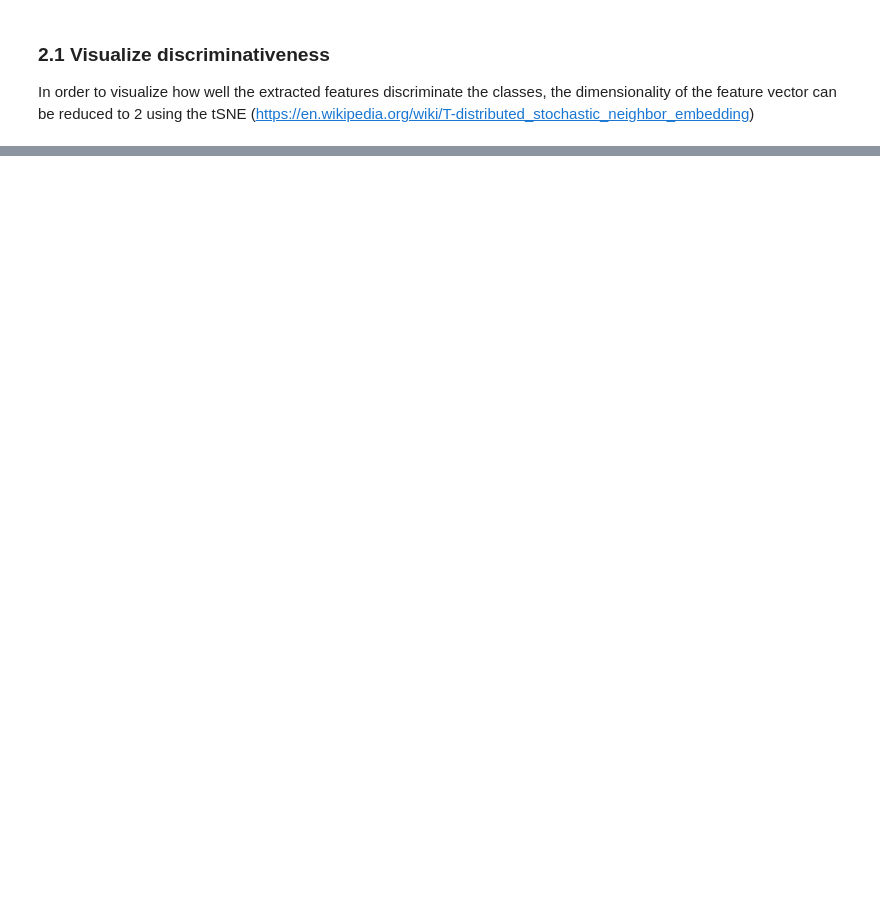
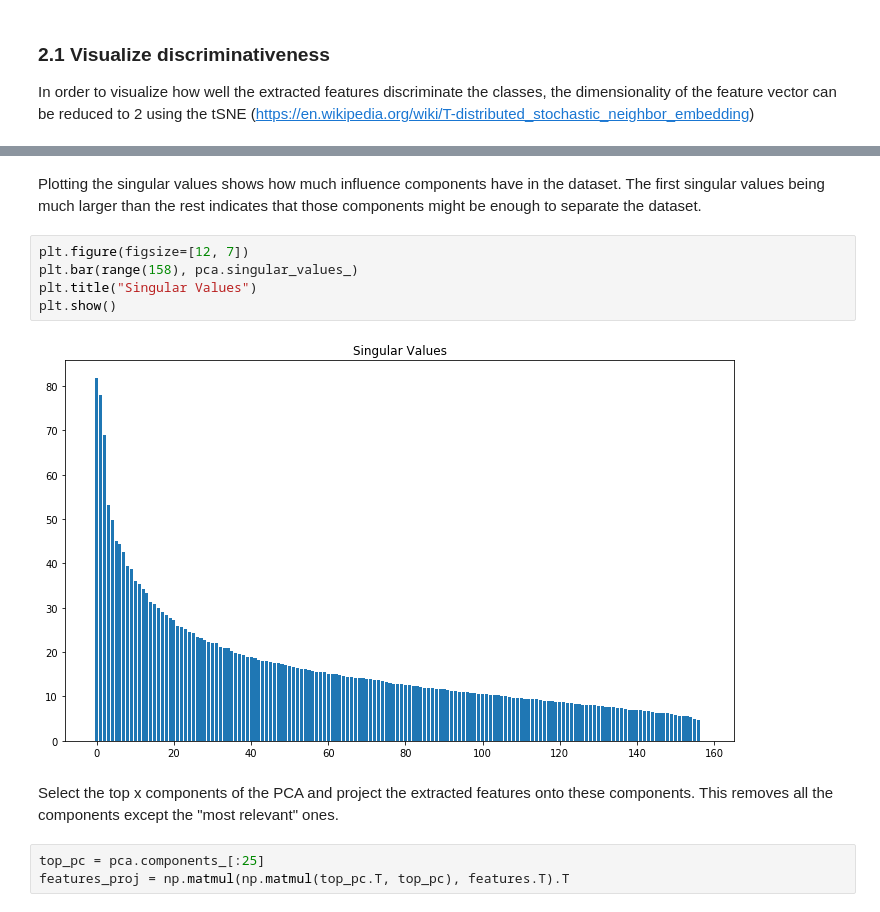
Before and after one commit to jo-ruether/ipeo_carribean, a Jupyter notebook: src/Feature extraction.ipynb, the cells around one changed output, grey strips where cells are left out. Drawn from its saved outputs; the diff is of its cells as text; blank space fills up the shorter version.

```diff
--- a/src/Feature extraction.ipynb
+++ b/src/Feature extraction.ipynb
@@ -213,0 +183,14 @@ plot_tSNE(feat_matrix, labels, path=results_dir)
+# %% [markdown]
+Plotting the singular values shows how much influence components have in the dataset. The first singular values being much larger than the rest indicates that those components might be enough to separate the dataset.
+# %%
+plt.figure(figsize=[12, 7])
+plt.bar(range(158), pca.singular_values_)
+plt.title("Singular Values")
+plt.show()
+# %% [output]
+[figure, added]
+# %% [markdown]
+Select the top x components of the PCA and project the extracted features onto these components. This removes all the components except the "most relevant" ones.
+# %%
+top_pc = pca.components_[:25]
+features_proj = np.matmul(np.matmul(top_pc.T, top_pc), features.T).T
```
Also changed, not shown: parts of 40 cells of this notebook.
